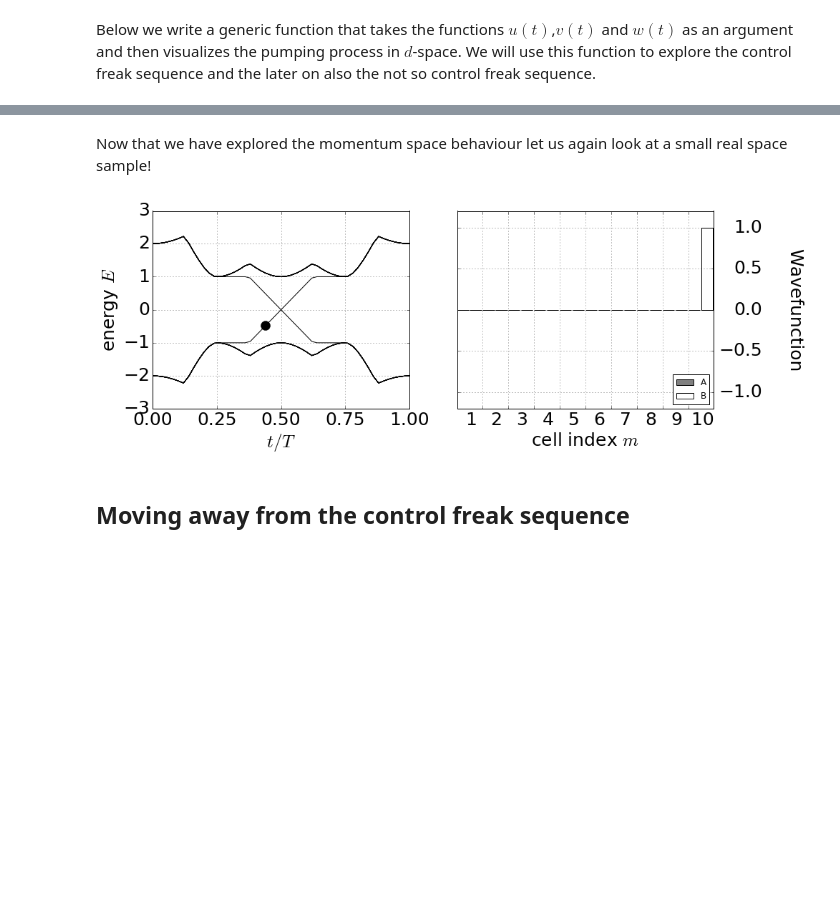
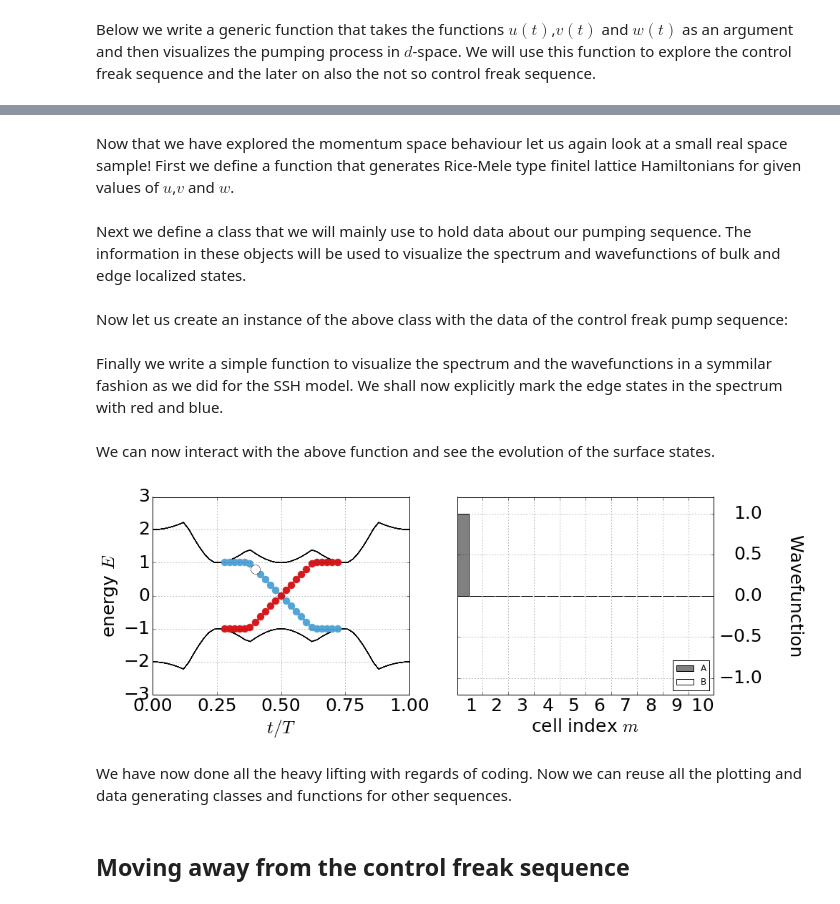
Before and after one commit to oroszl/topins, a Jupyter notebook: RM.ipynb, the cells around one changed output, grey strips where cells are left out. Saved outputs shown, nothing was run; the diff lists cells and outputs as text; code cells hidden in the pictures; blank space fills up the shorter version.

Commit message:
d-space and wavefunction analysis done in  RM

```diff
--- a/RM.ipynb
+++ b/RM.ipynb
@@ -26,11 +26,11 @@ class Arrow3D(FancyArrowPatch):
 Populating the interactive namespace from numpy and matplotlib
 # %%
 # this generates a parameter mesh in momentum and time
-kran,tran=meshgrid(linspace(-pi,pi,50),linspace(0,1,51))
+kran,tran=meshgrid(linspace(-pi,pi,30),linspace(0,1,51))
 # a helper function for defining the d vector
 def dkt(k,t,uvw):
     '''
-    A simple function that returns the d vector of the RM model
+    A simple function that returns the d vector of the RM model.
     '''
     return [uvw(t)[1]+uvw(t)[2]*cos(k),uvw(t)[2]*sin(k),uvw(t)[0]]
 # %% [markdown]
@@ -117,5 +120,5 @@ interact(seq_and_d,funcs=fixed('uvwCF'),ti=(0,len(tran[:,0])-1))
 # %% [markdown]
-Now that we have explored the momentum space behaviour let us again look at a small real space sample!
+Now that we have explored the momentum space behaviour let us again look at a small real space sample! First we define a function that generates Rice-Mele type finitel lattice Hamiltonians for given values of $u$,$v$ and $w$.
 # %%
 def H_RM_reals(L,u,v,w):
     '''
@@ -129,16 +132,5 @@ def H_RM_reals(L,u,v,w):
     U=matrix([[u,v],[v,-u]]) # intracell
     T=matrix([[0,0],[1,0]]) # intercell
     return kron(idL,U)+kron(odL,w*T)+kron(odL,w*T).H
-# %%
-L=10;      # Number of unitcells to take
-datCF=[];
-vecdatCF=[];
-for t in tran[:,0]:
-    u,v,w=uvwCF(t)
-    H=H_RM_reals(L,u,v,w)
-    eigdat=eigh(H);      # for a given v here vi calculate the eigensystem (values and vectors)
-    datCF=append(datCF,eigdat[0]);
-    vecdatCF=append(vecdatCF,eigdat[1]);
-
-datCF=reshape(datCF,[len(tran[:,0]),2*L]);          # rewraping the data
-vecdatCF=reshape(vecdatCF,[len(tran[:,0]),2*L,2*L]) # to be more digestable
+# %% [markdown]
+Next we define a class that we will mainly use to hold data about our pumping sequence. The information in these objects will be used to visualize the spectrum and wavefunctions of bulk and edge localized states.
@@ -145,15 +178,27 @@ vecdatCF=reshape(vecdatCF,[len(tran[:,0]),2*L,2*L]) # to be more digestable
+# %% [markdown]
+Now let us create an instance of the above class with the data of the control freak pump sequence:
+# %%
+# Filling up data for the control freak sequence
+CFdata=pumpdata(tlim=(0.26,0.74))
+# %% [markdown]
+Finally we write a simple function to visualize the spectrum and the wavefunctions in a symmilar fashion as we did for the SSH model. We shall now explicitly mark the edge states in the spectrum with red and blue.
 # %%
-def enpsi(dat,vecdat,ti=10,n=10):
+def enpsi(PD,ti=10,n=10):
     figsize(14,5)
     subplot(121)
+    lcol='#53a4d7'
+    rcol='#d7191c'
     # Plotting the eigenvalues and
     # a marker showing for which state
     # we are exploring the wavefunction
-    plot(tran[:,0],dat,'k-');
-    plot(tran[ti,0],dat[ti,n],'ko',markersize=13)
+    plot(tran[:,0],PD.dat,'k-');
+    (lambda x:plot(x[:,0],x[:,1],'o',mec=lcol,mfc=lcol,
+                   markersize=10))(reshape(PD.lefty,(PD.lefty.size/2,2)))
+    (lambda x:plot(x[:,0],x[:,1],'o',mec=rcol,mfc=rcol,
+                   markersize=10))(reshape(PD.righty,(PD.righty.size/2,2)))
+    plot(tran[ti,0],PD.dat[ti,n],'o',markersize=13,mec='k',mfc='w')
 
     # Make it look like the book
-
     xlabel(r'$t/T$',fontsize=25);
     xticks(linspace(0,1,5),fontsize=25)
     ylabel(r'energy $E$',fontsize=25);
@@ -163,8 +208,8 @@ def enpsi(dat,vecdat,ti=10,n=10):
 
     subplot(122)
     # Plotting the sublattice resolved wavefunction
-    bar(array(range(0,2*L,2)),  real(array(vecdat[ti][0::2,n].T)),0.9,color='grey',label='A')  # sublattice A
-    bar(array(range(0,2*L,2))+1,real(array(vecdat[ti][1::2,n].T)),0.9,color='white',label='B') # sublattice B
+    bar(array(range(0,2*PD.L,2)),  real(array(PD.vecdat[ti][0::2,n].T)),0.9,color='grey',label='A')  # sublattice A
+    bar(array(range(0,2*PD.L,2))+1,real(array(PD.vecdat[ti][1::2,n].T)),0.9,color='white',label='B') # sublattice B
 
     # Make it look like the book
     xticks(2*(array(range(10))),['     '+str(i) for i in array(range(11))[1:]],fontsize=25)
@@ -176,10 +221,14 @@ def enpsi(dat,vecdat,ti=10,n=10):
     xlabel(r'cell index $m$',fontsize=25);
 
     tight_layout()
+# %% [markdown]
+We can now interact with the above function and see the evolution of the surface states.
 # %%
-interact(enpsi,dat=fixed(datCF),vecdat=fixed(vecdatCF),ti=(0,len(tran[:,0])-1),n=(0,19))
+interact(enpsi,PD=fixed(CFdata),ti=(0,len(tran[:,0])-1),n=(0,19))
 # %% [output]
-[figure, old version]
+[figure, new version]
+# %% [markdown]
+We have now done all the heavy lifting with regards of coding. Now we can reuse all the plotting and data generating classes and functions for other sequences.
 # %% [markdown]
 ## Moving away from the control freak sequence
 # %%
```
Also changed, not shown: parts of 9 cells of this notebook.
